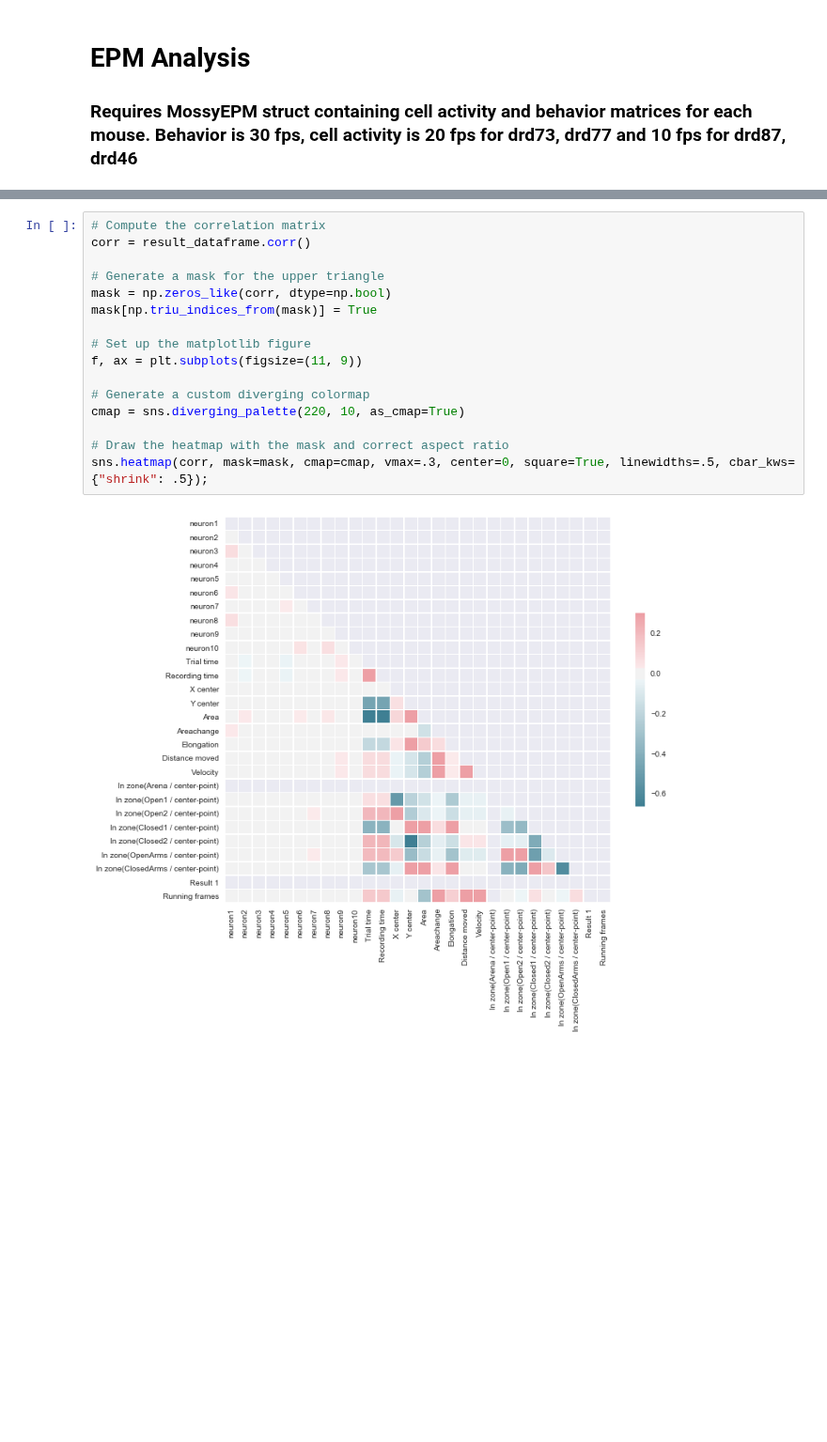
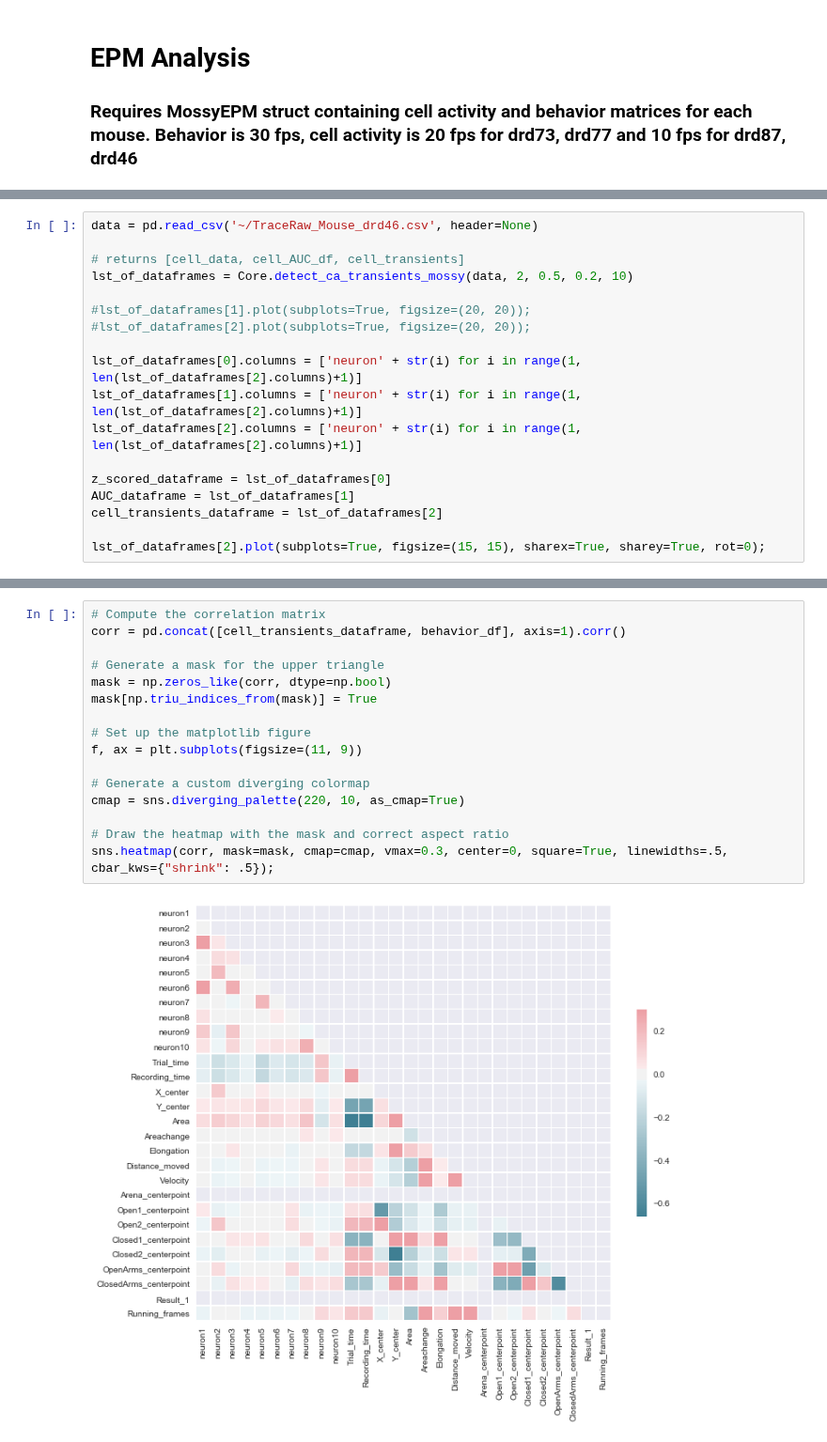
Before and after one commit to smu160/PvsNP, a Jupyter notebook: EPM_Analysis.ipynb, the cells around one changed output, grey strips where cells are left out. Shown at 94% size. Saved outputs shown, nothing was run; the diff lists cells and outputs as text; blank space fills up the shorter version.

```diff
--- a/EPM_Analysis.ipynb
+++ b/EPM_Analysis.ipynb
@@ -24,0 +44,18 @@ AUC_dataframe = lst_of_dataframes[1]
+# %%
+data = pd.read_csv('~/TraceRaw_Mouse_drd46.csv', header=None)
+
+# returns [cell_data, cell_AUC_df, cell_transients]
+lst_of_dataframes = Core.detect_ca_transients_mossy(data, 2, 0.5, 0.2, 10)
+
+#lst_of_dataframes[1].plot(subplots=True, figsize=(20, 20));
+#lst_of_dataframes[2].plot(subplots=True, figsize=(20, 20));
+
+lst_of_dataframes[0].columns = ['neuron' + str(i) for i in range(1, len(lst_of_dataframes[2].columns)+1)]
+lst_of_dataframes[1].columns = ['neuron' + str(i) for i in range(1, len(lst_of_dataframes[2].columns)+1)]
+lst_of_dataframes[2].columns = ['neuron' + str(i) for i in range(1, len(lst_of_dataframes[2].columns)+1)]
+
+z_scored_dataframe = lst_of_dataframes[0]
+AUC_dataframe = lst_of_dataframes[1]
+cell_transients_dataframe = lst_of_dataframes[2]
+
+lst_of_dataframes[2].plot(subplots=True, figsize=(15, 15), sharex=True, sharey=True, rot=0);
@@ -206,19 +197,19 @@ run_noruns_dataframe.plot.bar(figsize=(17, 5), rot=0);
 [figure]
 # %%
 # Compute the correlation matrix
-corr = result_dataframe.corr()
+corr = pd.concat([cell_transients_dataframe, behavior_df], axis=1).corr()
 
 # Generate a mask for the upper triangle
 mask = np.zeros_like(corr, dtype=np.bool)
 mask[np.triu_indices_from(mask)] = True
 
 # Set up the matplotlib figure
 f, ax = plt.subplots(figsize=(11, 9))
 
 # Generate a custom diverging colormap
 cmap = sns.diverging_palette(220, 10, as_cmap=True)
 
 # Draw the heatmap with the mask and correct aspect ratio
-sns.heatmap(corr, mask=mask, cmap=cmap, vmax=.3, center=0, square=True, linewidths=.5, cbar_kws={"shrink": .5});
+sns.heatmap(corr, mask=mask, cmap=cmap, vmax=0.3, center=0, square=True, linewidths=.5, cbar_kws={"shrink": .5});
 # %% [output]
-[figure, old version]
+[figure, new version]
```
Also changed, not shown: parts of 16 cells of this notebook.
